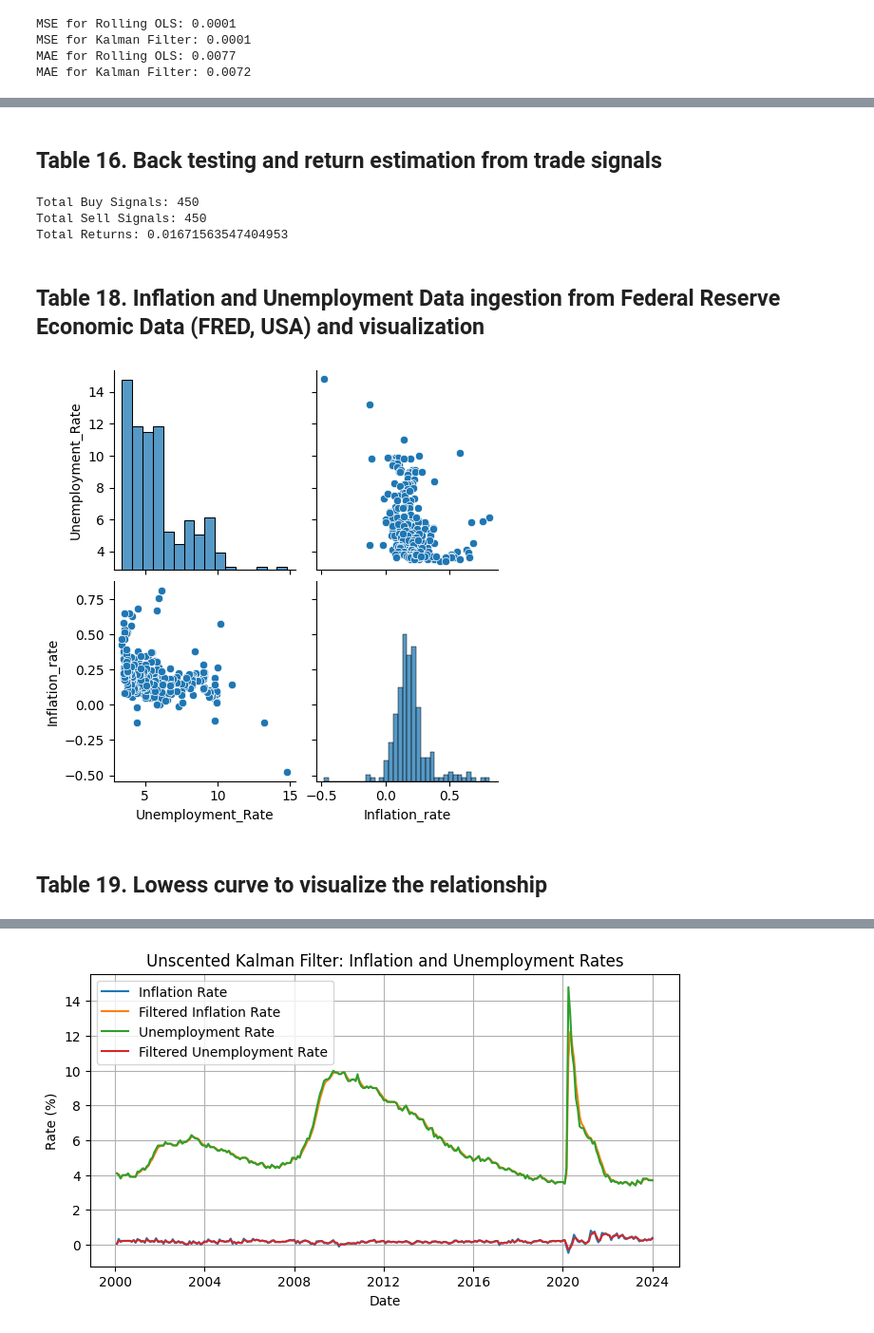
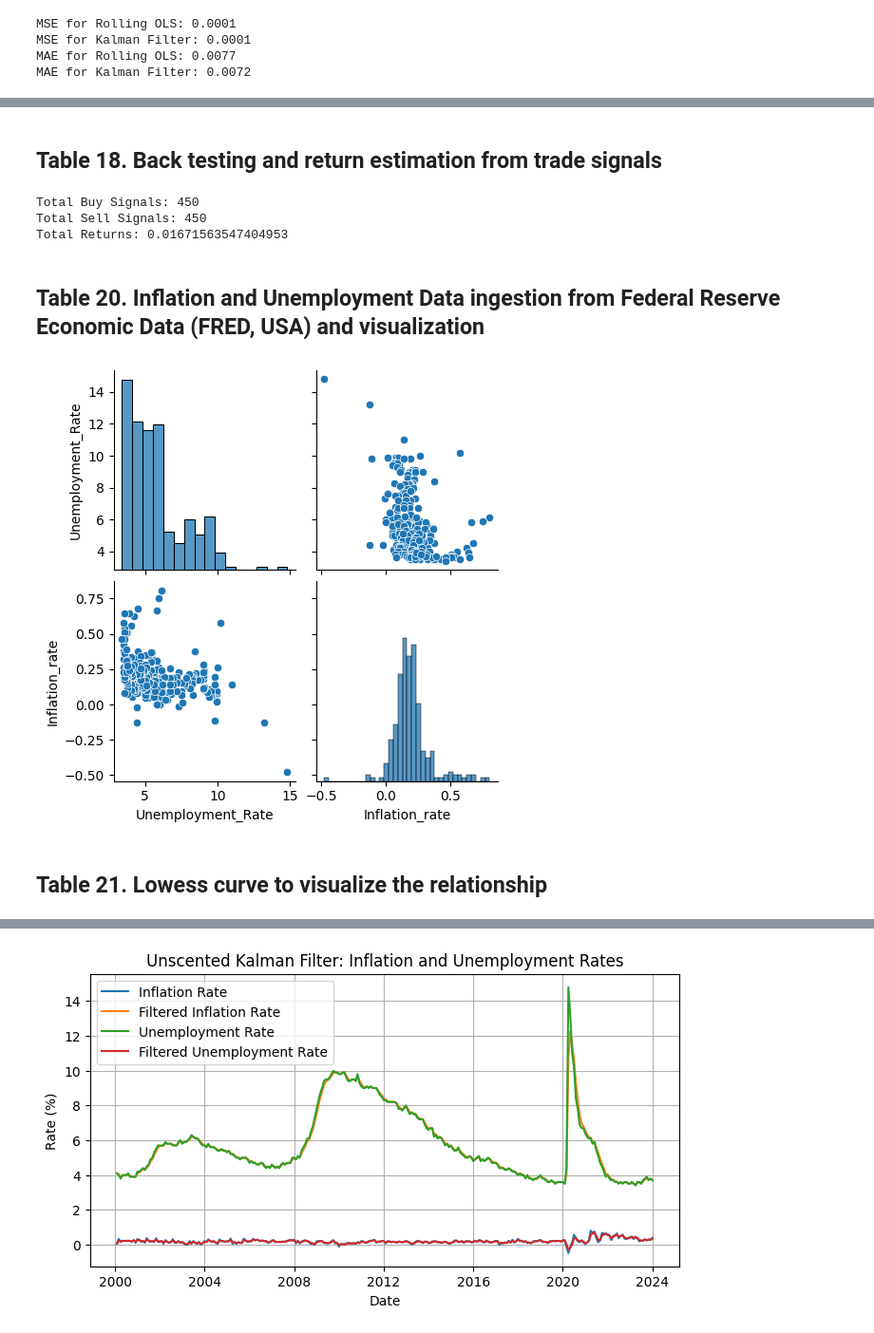
Before and after one commit to saritmaitra/Nonlinear-Modeling, a Jupyter notebook: Chapter1_Filter.ipynb, the cells around one changed output, grey strips where cells are left out. Shown at 95% size. Saved outputs shown, nothing was run; the diff lists cells and outputs as text; code cells hidden in the pictures.

```diff
--- a/Chapter1_Filter.ipynb
+++ b/Chapter1_Filter.ipynb
@@ -743,5 +745,5 @@ plt.show()
 # %% [markdown]
-## **Table 16. Back testing and return estimation from trade signals**
+## **Table 18. Back testing and return estimation from trade signals**
 # %%
 log_returns['Position_1'] = 0
 log_returns['Position_2'] = 0
@@ -774,4 +776,4 @@ Total Buy Signals: 450
 Total Sell Signals: 450
 Total Returns: 0.01671563547404953
 # %% [markdown]
-## **Table 18. 	Inflation and Unemployment Data ingestion from Federal Reserve Economic Data (FRED, USA) and visualization**
+## **Table 20. 	Inflation and Unemployment Data ingestion from Federal Reserve Economic Data (FRED, USA) and visualization**
@@ -782,26 +780,26 @@ import numpy as np
 # %%
 start = dt.datetime(2000, 1, 1)
 end = dt.datetime(2024,1,1)
 
 inflation = pdr.get_data_fred('CPILFESL', start=start, end=end)
-inflation_rate = inflation.pct_change() * 100
+inflation_rate = np.log(inflation/inflation.shift(1)) * 100
 inflation_rate.reset_index(inplace=True)
 
 unemployment_rate = pdr.get_data_fred('UNRATE', start=start, end=end)
 unemployment_rate.reset_index(inplace=True)
 
 data = pd.DataFrame({
     'Unemployment_Rate': unemployment_rate["UNRATE"],
     'Inflation_rate': inflation_rate['CPILFESL'] })
 
 data = data.set_index(inflation_rate['DATE'])
 data.dropna(inplace=True)
 sns.pairplot(data)
 plt.show()
 # %% [output]
-[figure, old version]
+[figure, new version]
 # %% [markdown]
-## **Table 19.  Lowess curve to visualize the relationship**
+## **Table 21.  Lowess curve to visualize the relationship**
 # %%
 sns.lmplot(x='Unemployment_Rate', y='Inflation_rate', data=data, lowess=True)
 plt.title("Non-Linear Fit (Lowess Curve)")
```
Also changed, not shown: parts of 25 cells of this notebook.
